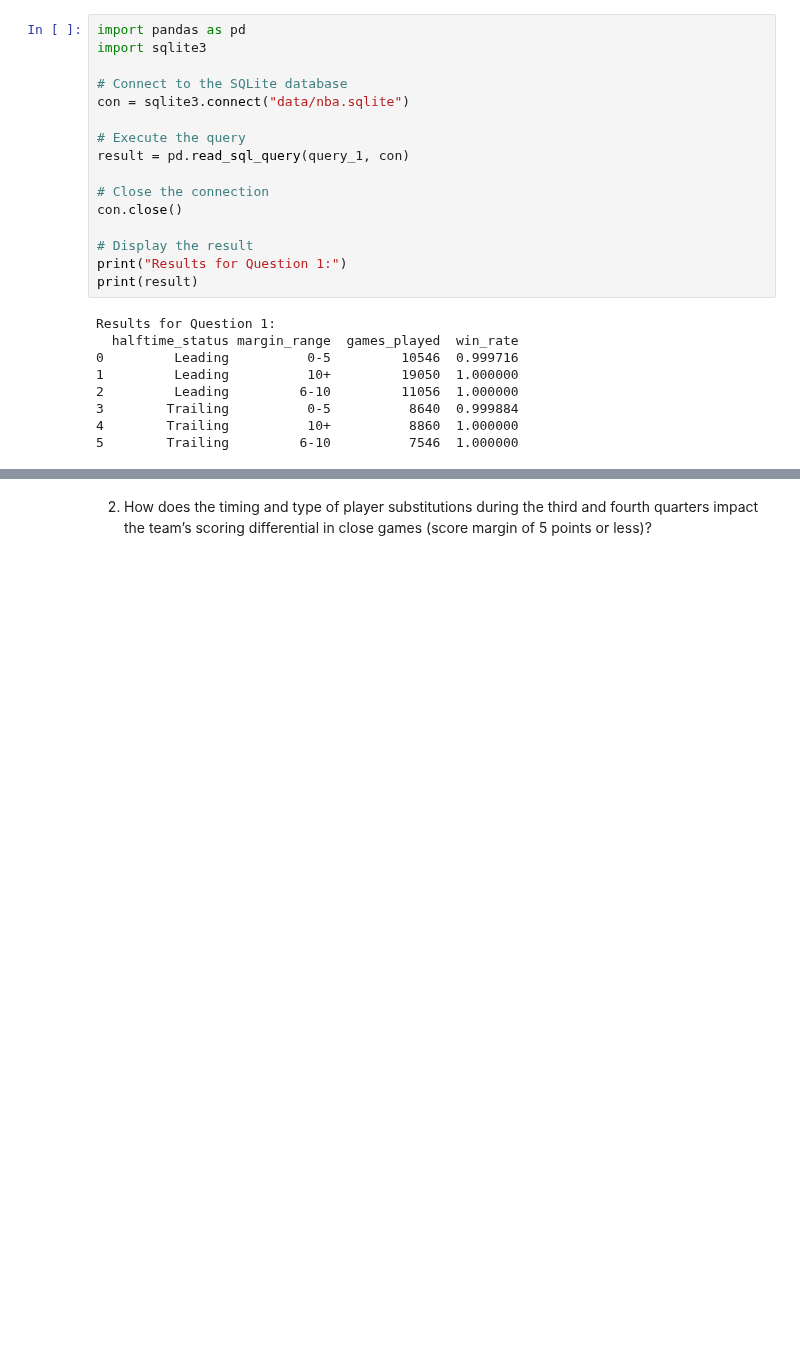
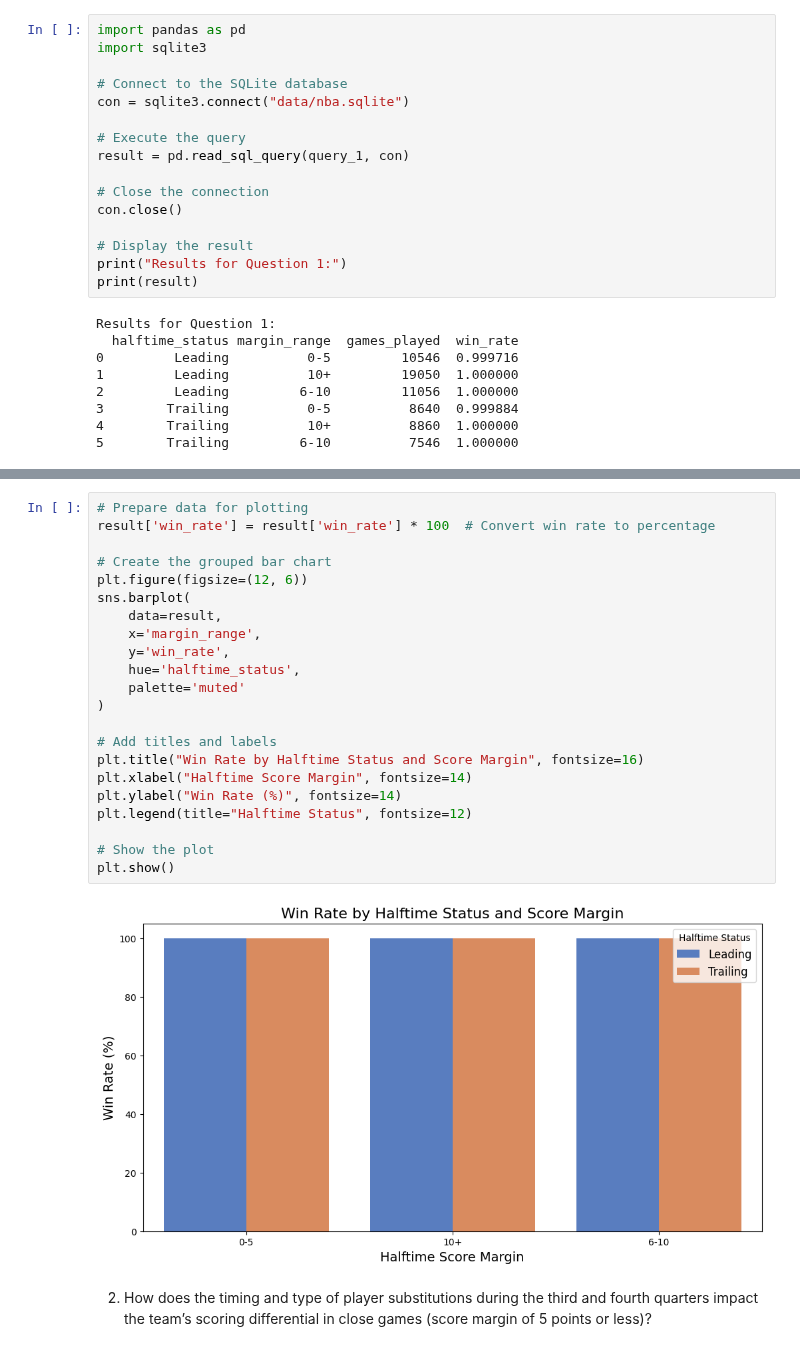
Before and after one commit to thezachdrake/UMD-INST627-Fall2024, a Jupyter notebook: nadvi_testing.ipynb, the cells around one changed output, grey strips where cells are left out. Drawn from its saved outputs; the diff is of its cells as text; blank space fills up the shorter version.

```diff
--- a/nadvi_testing.ipynb
+++ b/nadvi_testing.ipynb
@@ -367,3 +409,27 @@ Results for Question 1:
+# %%
+# Prepare data for plotting
+result['win_rate'] = result['win_rate'] * 100  # Convert win rate to percentage
+
+# Create the grouped bar chart
+plt.figure(figsize=(12, 6))
+sns.barplot(
+    data=result,
+    x='margin_range',
+    y='win_rate',
+    hue='halftime_status',
+    palette='muted'
+)
+
+# Add titles and labels
+plt.title("Win Rate by Halftime Status and Score Margin", fontsize=16)
+plt.xlabel("Halftime Score Margin", fontsize=14)
+plt.ylabel("Win Rate (%)", fontsize=14)
+plt.legend(title="Halftime Status", fontsize=12)
+
+# Show the plot
+plt.show()
+# %% [output]
+[figure, added]
 # %% [markdown]
 2. How does the timing and type of player substitutions during the third and fourth quarters impact the team’s scoring differential in close games (score margin of 5 points or less)?
 # %%
```
Also changed, not shown: parts of 20 cells of this notebook.
